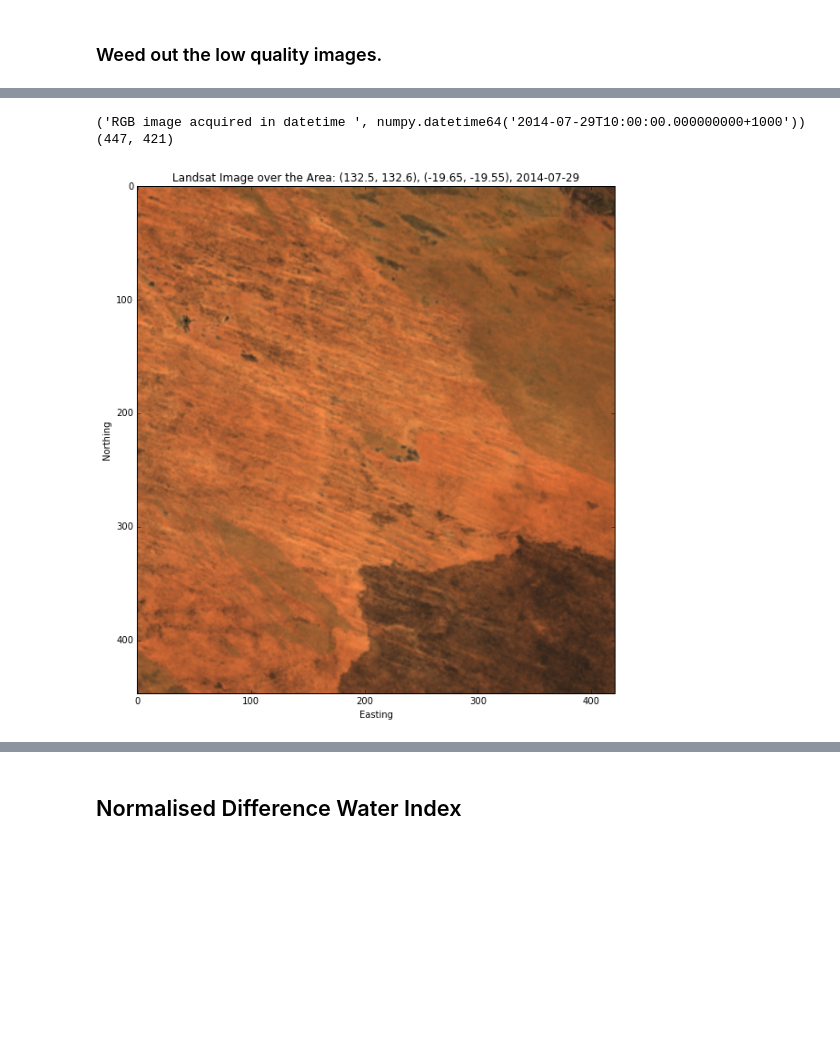
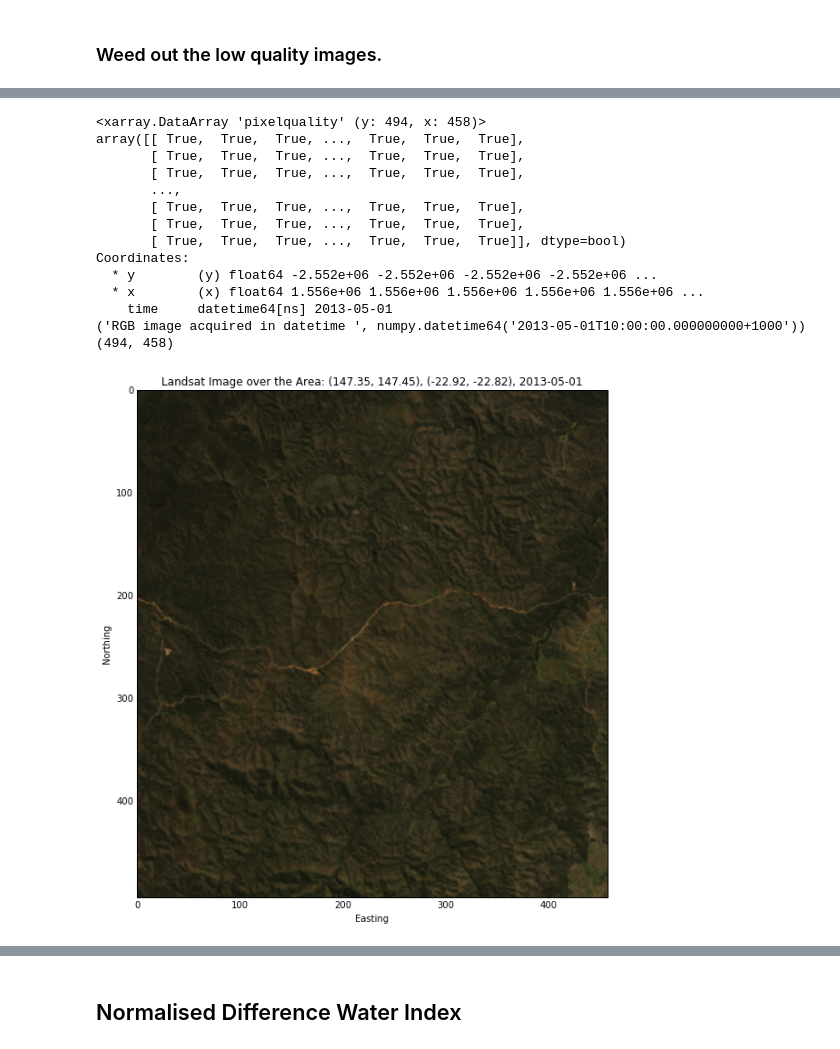
Before and after one commit to zhang01GA/geodanalytics, a Jupyter notebook: BareSoil/export_near_cloudfree_landsat_imagery_stack.ipynb, the cells around one changed output, grey strips where cells are left out. Drawn from its saved outputs; the diff is of its cells as text; code cells hidden in the pictures; blank space fills up the shorter version.

```diff
--- a/BareSoil/export_near_cloudfree_landsat_imagery_stack.ipynb
+++ b/BareSoil/export_near_cloudfree_landsat_imagery_stack.ipynb
@@ -336,15 +337,29 @@ v_resolution = None  # None if AGDC default
 
 # retrieve all bands
 bands = dc.load(product=prod_type, x=xp, y=yp, time=tp, group_by='solar_day')
-red = bands.red.where(bands.red != bands.red.attrs['nodata'])
-nir = bands.nir.where(bands.nir != bands.nir.attrs['nodata'])
 
-green = bands.green.where(bands.green != bands.green.attrs['nodata'])
-swir1 = bands.swir1.where(bands.swir1 != bands.swir1.attrs['nodata'])
+bands = masking.mask_valid_data(bands)
+red = bands.red
+nir = bands.nir
+green = bands.green
+swir1 = bands.swir1
+
+# red = bands.red.where(bands.red != bands.red.attrs['nodata'])
+# nir = bands.nir.where(bands.nir != bands.nir.attrs['nodata'])
+
+# green = bands.green.where(bands.green != bands.green.attrs['nodata'])
+# swir1 = bands.swir1.where(bands.swir1 != bands.swir1.attrs['nodata'])
+
+
 
 # Retrieve the associated Pixel Quality datasets. pq has issue with group_by_solar_day
 # They may not match all the Nbar products
 pq = dc.load(product=pq_prod_type, x=xp, y=yp,  time=tp, group_by='solar_day') #, fuse_func='')
 
-cloud_free = masking.make_mask(pq, cloud_acca='no_cloud', cloud_fmask='no_cloud', contiguous=True).pixelquality
+# cloud_free = masking.make_mask(pq, cloud_acca='no_cloud', cloud_fmask='no_cloud', contiguous=True).pixelquality
+# below mask is better, can remove blank immage LS8-2013-06-11 which ndvi=0
+# to get perfect good pixels, how about cloud shadows?
+cloud_free = masking.make_mask(pq, cloud_acca='no_cloud', cloud_fmask='no_cloud',
+                               cloud_shadow_acca='no_cloud_shadow', cloud_shadow_fmask='no_cloud_shadow',
+                               contiguous=True).pixelquality
 # %% [markdown]
@@ -531,10 +629,27 @@ filter_export_datasets(bands, fnpref, good_times)
 # %%
+# check cloud mask
+im=2
+print(cloud_free[im])
+#plt.imshow(cloud_free[i])
+
 ##!ffmpeg -r 1 -pattern_type glob -i 'Dexport/CleanImages_LakeGorge_*.png' -c:v libx264 LS78.mp4
 
 # Display the nearly cloud free images [0, 8, 9, 11, 12, 20, 24, 26, 30, 32, 34]
-it=37
-make_rgb_images(bands, it)
+
+make_rgb_images(bands, im)
 # %% [output]
-('RGB image acquired in datetime ', numpy.datetime64('2014-07-29T10:00:00.000000000+1000'))
-(447, 421)
+<xarray.DataArray 'pixelquality' (y: 494, x: 458)>
+array([[ True,  True,  True, ...,  True,  True,  True],
+       [ True,  True,  True, ...,  True,  True,  True],
+       [ True,  True,  True, ...,  True,  True,  True],
+       ...,
+       [ True,  True,  True, ...,  True,  True,  True],
+       [ True,  True,  True, ...,  True,  True,  True],
+       [ True,  True,  True, ...,  True,  True,  True]], dtype=bool)
+Coordinates:
+  * y        (y) float64 -2.552e+06 -2.552e+06 -2.552e+06 -2.552e+06 ...
+  * x        (x) float64 1.556e+06 1.556e+06 1.556e+06 1.556e+06 1.556e+06 ...
+    time     datetime64[ns] 2013-05-01
+('RGB image acquired in datetime ', numpy.datetime64('2013-05-01T10:00:00.000000000+1000'))
+(494, 458)
-[figure, old version]
+[figure, new version]
```
Also changed, not shown: parts of 41 cells of this notebook, 6 other files.
